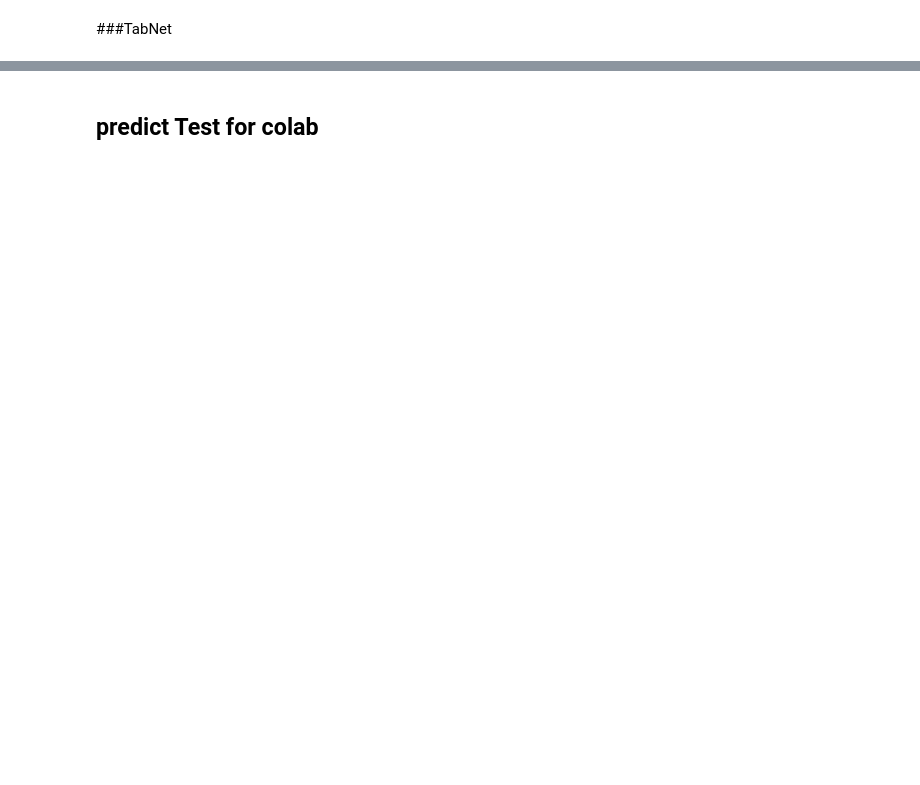
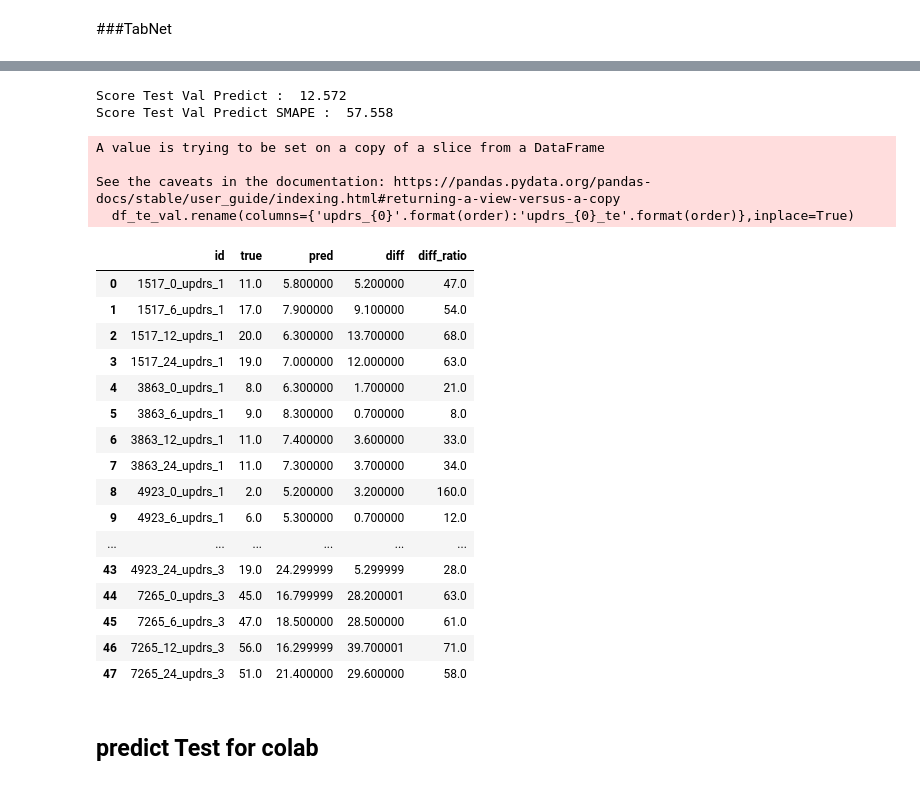
Before and after one commit to kunai-3txk/Compe_tonyobyo, a Jupyter notebook: AMP_fit.ipynb, the cells around one changed output, grey strips where cells are left out. Drawn from its saved outputs; the diff is of its cells as text; code cells hidden in the pictures; blank space fills up the shorter version.

```diff
--- a/AMP_fit.ipynb
+++ b/AMP_fit.ipynb
@@ -717,3 +930,31 @@ display(df_test_val_truepred)
+# %%
+models_tn = [model_tn_1,model_tn_2,model_tn_3]
+df_test_val_tn = df_test_val.fillna(-1)
+predict_test_val(df_test_val_tn,predict_order_list,models_tn,te_updrs_s)
+# %% [output]
+Score Test Val Predict :  12.572
+Score Test Val Predict SMAPE :  57.558
+A value is trying to be set on a copy of a slice from a DataFrame
+
+See the caveats in the documentation: https://pandas.pydata.org/pandas-docs/stable/user_guide/indexing.html#returning-a-view-versus-a-copy
+  df_te_val.rename(columns={'updrs_{0}'.format(order):'updrs_{0}_te'.format(order)},inplace=True)
+|  | id | true | pred | diff | diff_ratio |
+| 0 | 1517_0_updrs_1 | 11.0 | 5.800000 | 5.200000 | 47.0 |
+| 1 | 1517_6_updrs_1 | 17.0 | 7.900000 | 9.100000 | 54.0 |
+| 2 | 1517_12_updrs_1 | 20.0 | 6.300000 | 13.700000 | 68.0 |
+| 3 | 1517_24_updrs_1 | 19.0 | 7.000000 | 12.000000 | 63.0 |
+| 4 | 3863_0_updrs_1 | 8.0 | 6.300000 | 1.700000 | 21.0 |
+| 5 | 3863_6_updrs_1 | 9.0 | 8.300000 | 0.700000 | 8.0 |
+| 6 | 3863_12_updrs_1 | 11.0 | 7.400000 | 3.600000 | 33.0 |
+| 7 | 3863_24_updrs_1 | 11.0 | 7.300000 | 3.700000 | 34.0 |
+| 8 | 4923_0_updrs_1 | 2.0 | 5.200000 | 3.200000 | 160.0 |
+| 9 | 4923_6_updrs_1 | 6.0 | 5.300000 | 0.700000 | 12.0 |
+| ... | ... | ... | ... | ... | ... |
+| 43 | 4923_24_updrs_3 | 19.0 | 24.299999 | 5.299999 | 28.0 |
+| 44 | 7265_0_updrs_3 | 45.0 | 16.799999 | 28.200001 | 63.0 |
+| 45 | 7265_6_updrs_3 | 47.0 | 18.500000 | 28.500000 | 61.0 |
+| 46 | 7265_12_updrs_3 | 56.0 | 16.299999 | 39.700001 | 71.0 |
+| 47 | 7265_24_updrs_3 | 51.0 | 21.400000 | 29.600000 | 58.0 |
 # %% [markdown]
 ## predict Test for colab
 # %%
```
Also changed, not shown: parts of 21 cells of this notebook.
